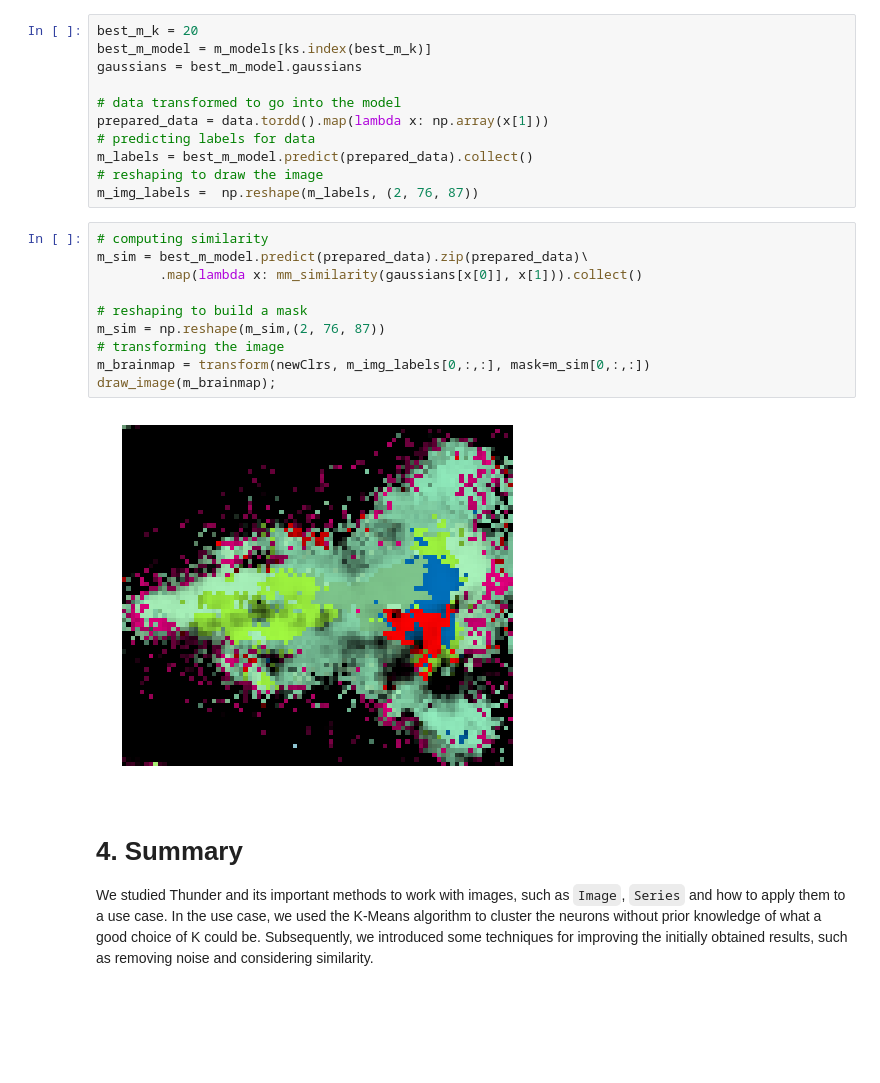
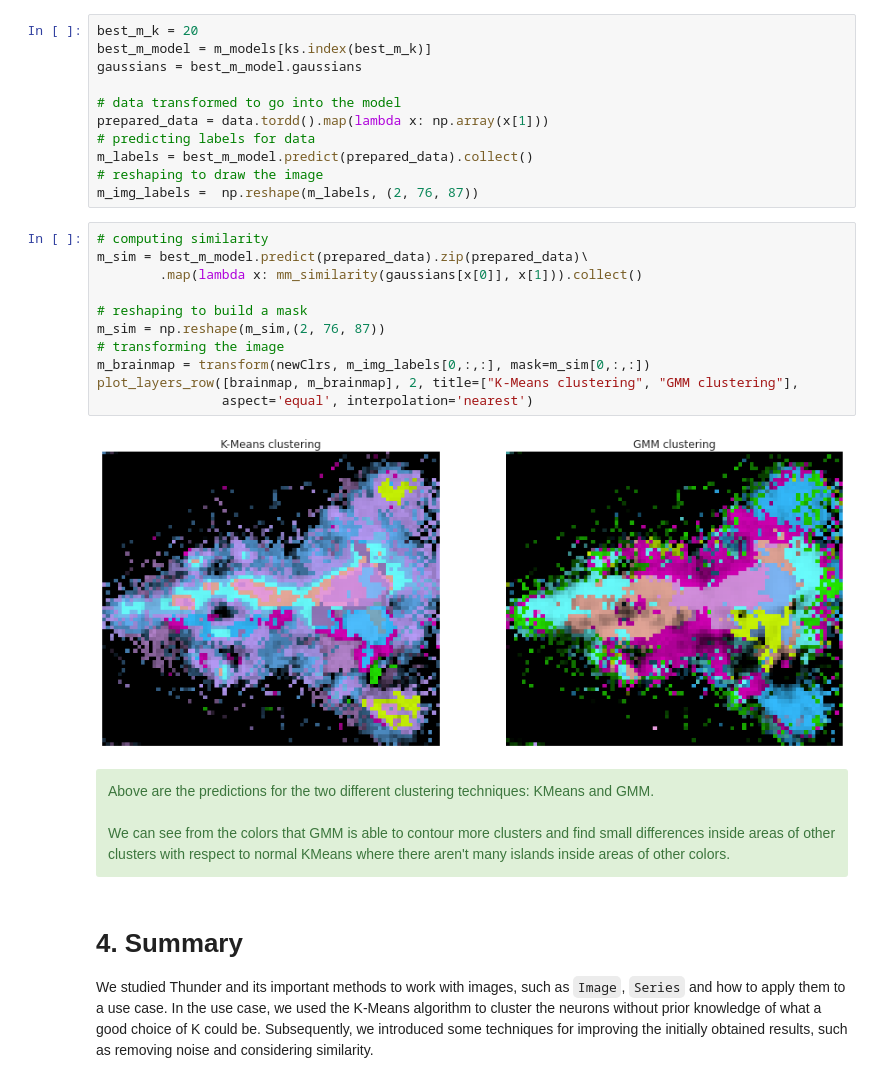
Before and after one commit to alegaballo/AML, a Jupyter notebook: [Lecture 11+12] Analyzing Neuroimaging Data with PySpark and Thunder.ipynb, the cells around one changed output. Saved outputs shown, nothing was run; the diff lists cells and outputs as text; blank space fills up the shorter version.

```diff
--- a/[Lecture 11+12] Analyzing Neuroimaging Data with PySpark and Thunder.ipynb
+++ b/[Lecture 11+12] Analyzing Neuroimaging Data with PySpark and Thunder.ipynb
@@ -1450,15 +1463,22 @@ m_img_labels =  np.reshape(m_labels, (2, 76, 87))
 # %%
 # computing similarity
 m_sim = best_m_model.predict(prepared_data).zip(prepared_data)\
         .map(lambda x: mm_similarity(gaussians[x[0]], x[1])).collect()
 
 # reshaping to build a mask
 m_sim = np.reshape(m_sim,(2, 76, 87))
 # transforming the image
 m_brainmap = transform(newClrs, m_img_labels[0,:,:], mask=m_sim[0,:,:])
-draw_image(m_brainmap);
+plot_layers_row([brainmap, m_brainmap], 2, title=["K-Means clustering", "GMM clustering"],
+                aspect='equal', interpolation='nearest')
 # %% [output]
-[figure, old version]
+[figure, new version]
+# %% [markdown]
+<div class="alert alert-success">
+Above are the predictions for the two different clustering techniques: KMeans and GMM.
+<br><br>
+We can see from the colors that GMM is able to contour more clusters and find small differences inside areas of other clusters with respect to normal KMeans where there aren't many islands inside areas of other colors.
+</div>
 # %% [markdown]
 # 4. Summary
 We studied Thunder and its important methods to work with images, such as `Image`, `Series` and how to apply them to a use case. In the use case, we used the K-Means algorithm to cluster the neurons without prior knowledge of what a good choice of K could be. Subsequently, we introduced some techniques for improving the initially obtained results, such as removing noise and considering similarity.
```
Also changed, not shown: parts of 49 cells of this notebook.
